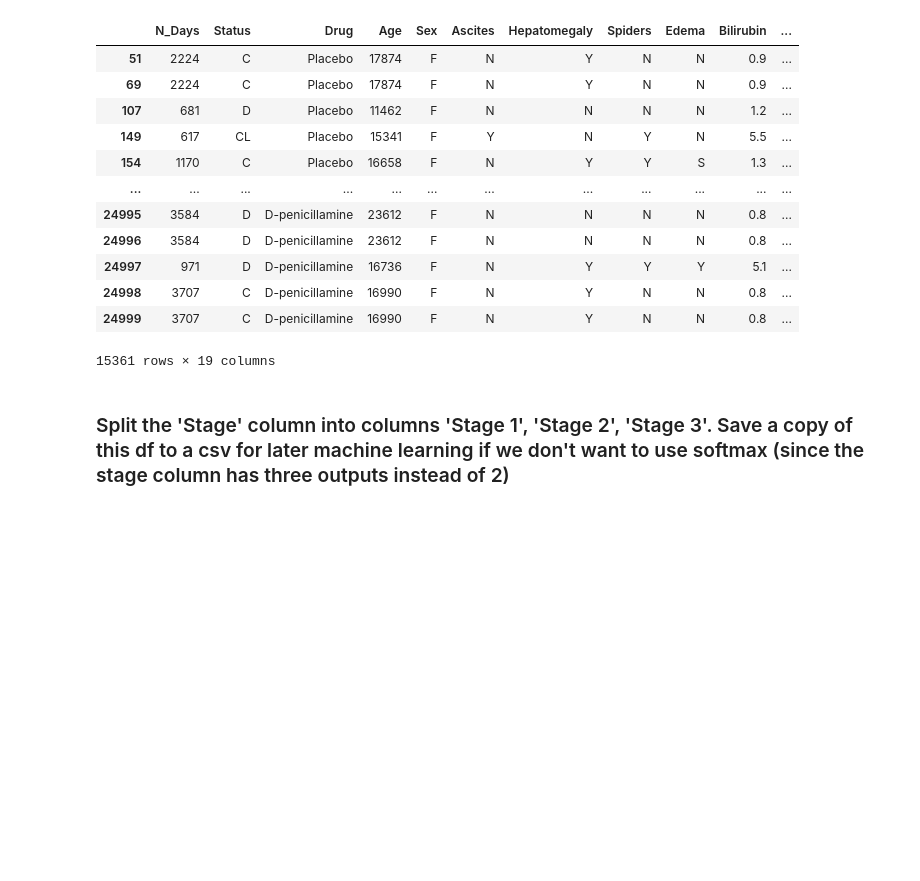
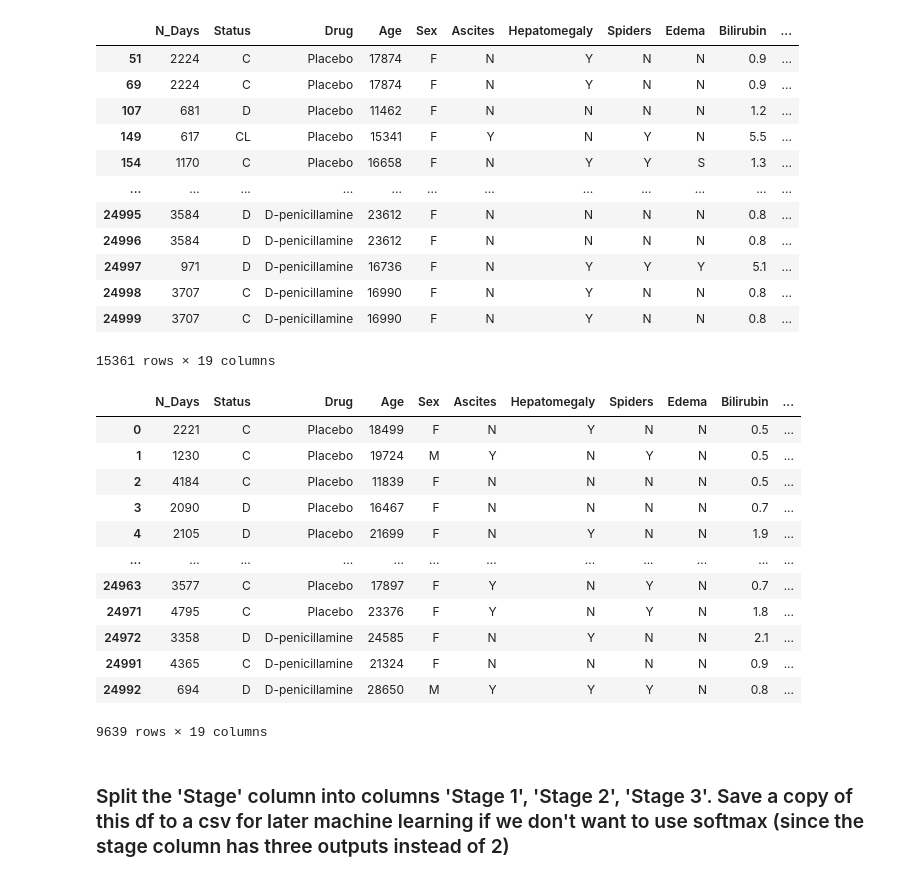
Before and after one commit to amydohlin/project-4-group-2, a Jupyter notebook: cirrhosis_ETL.ipynb, the cells around one changed output. Saved outputs shown, nothing was run; the diff lists cells and outputs as text; code cells hidden in the pictures; blank space fills up the shorter version.

Commit message:
dropped dupes, clean csv no dupes, fixed file name on bool csv

```diff
--- a/cirrhosis_ETL.ipynb
+++ b/cirrhosis_ETL.ipynb
@@ -89,4 +89,19 @@ patient_repeats
 | 24999 | 3707 | C | D-penicillamine | 16990 | F | N | Y | N | N | 0.8 | ... |
 15361 rows × 19 columns
 # %%
-liver_clean_df = liver_df.drop_duplicates([])
+liver_clean_df = liver_df.drop_duplicates(subset=None, keep='first', inplace=False)
+liver_clean_df
+# %% [output]
+|  | N_Days | Status | Drug | Age | Sex | Ascites | Hepatomegaly | Spiders | Edema | Bilirubin | ... |
+| 0 | 2221 | C | Placebo | 18499 | F | N | Y | N | N | 0.5 | ... |
+| 1 | 1230 | C | Placebo | 19724 | M | Y | N | Y | N | 0.5 | ... |
+| 2 | 4184 | C | Placebo | 11839 | F | N | N | N | N | 0.5 | ... |
+| 3 | 2090 | D | Placebo | 16467 | F | N | N | N | N | 0.7 | ... |
+| 4 | 2105 | D | Placebo | 21699 | F | N | Y | N | N | 1.9 | ... |
+| ... | ... | ... | ... | ... | ... | ... | ... | ... | ... | ... | ... |
+| 24963 | 3577 | C | Placebo | 17897 | F | Y | N | Y | N | 0.7 | ... |
+| 24971 | 4795 | C | Placebo | 23376 | F | Y | N | Y | N | 1.8 | ... |
+| 24972 | 3358 | D | D-penicillamine | 24585 | F | N | Y | N | N | 2.1 | ... |
+| 24991 | 4365 | C | D-penicillamine | 21324 | F | N | N | N | N | 0.9 | ... |
+| 24992 | 694 | D | D-penicillamine | 28650 | M | Y | Y | Y | N | 0.8 | ... |
+9639 rows × 19 columns
```
Also changed, not shown: parts of 2 cells of this notebook, 2 other files.
